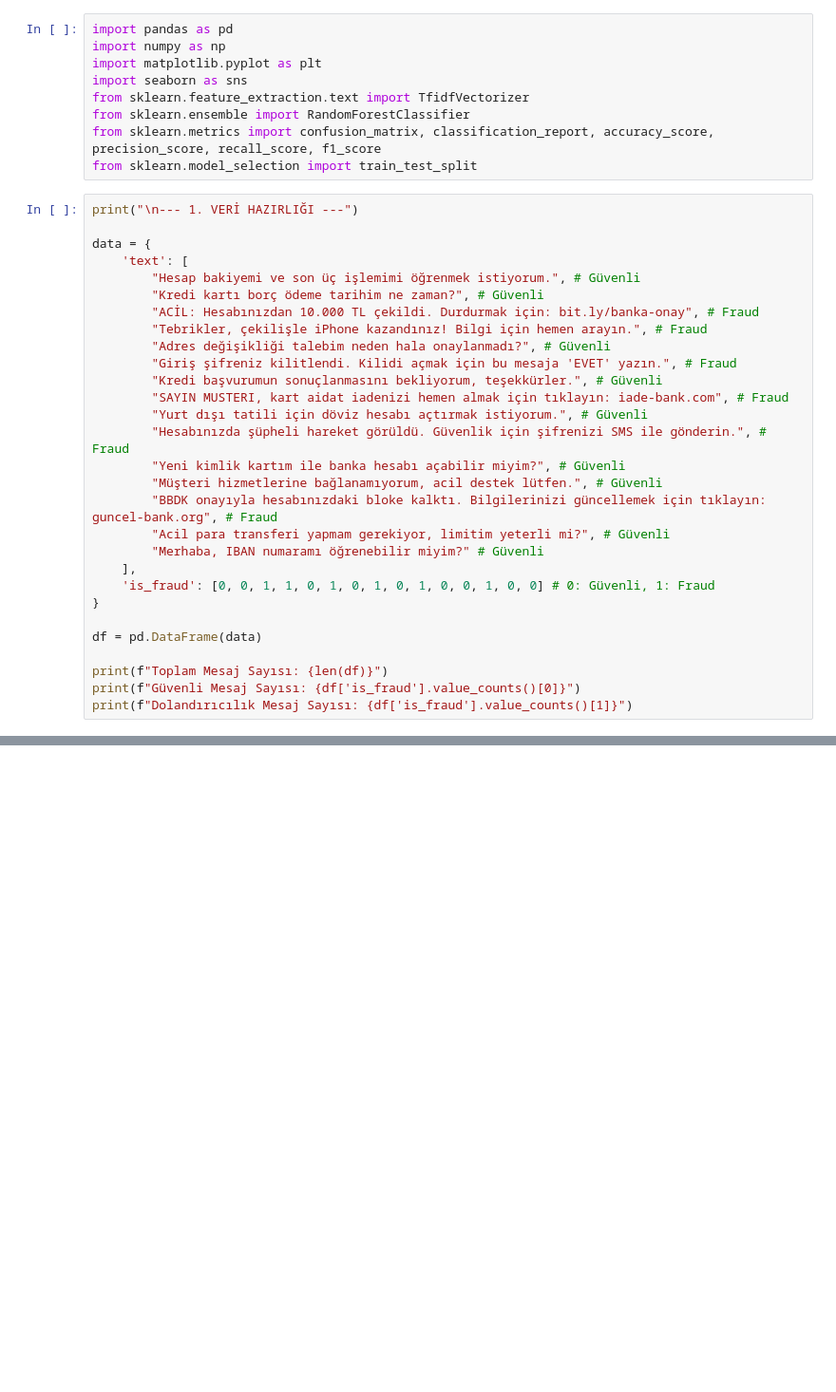
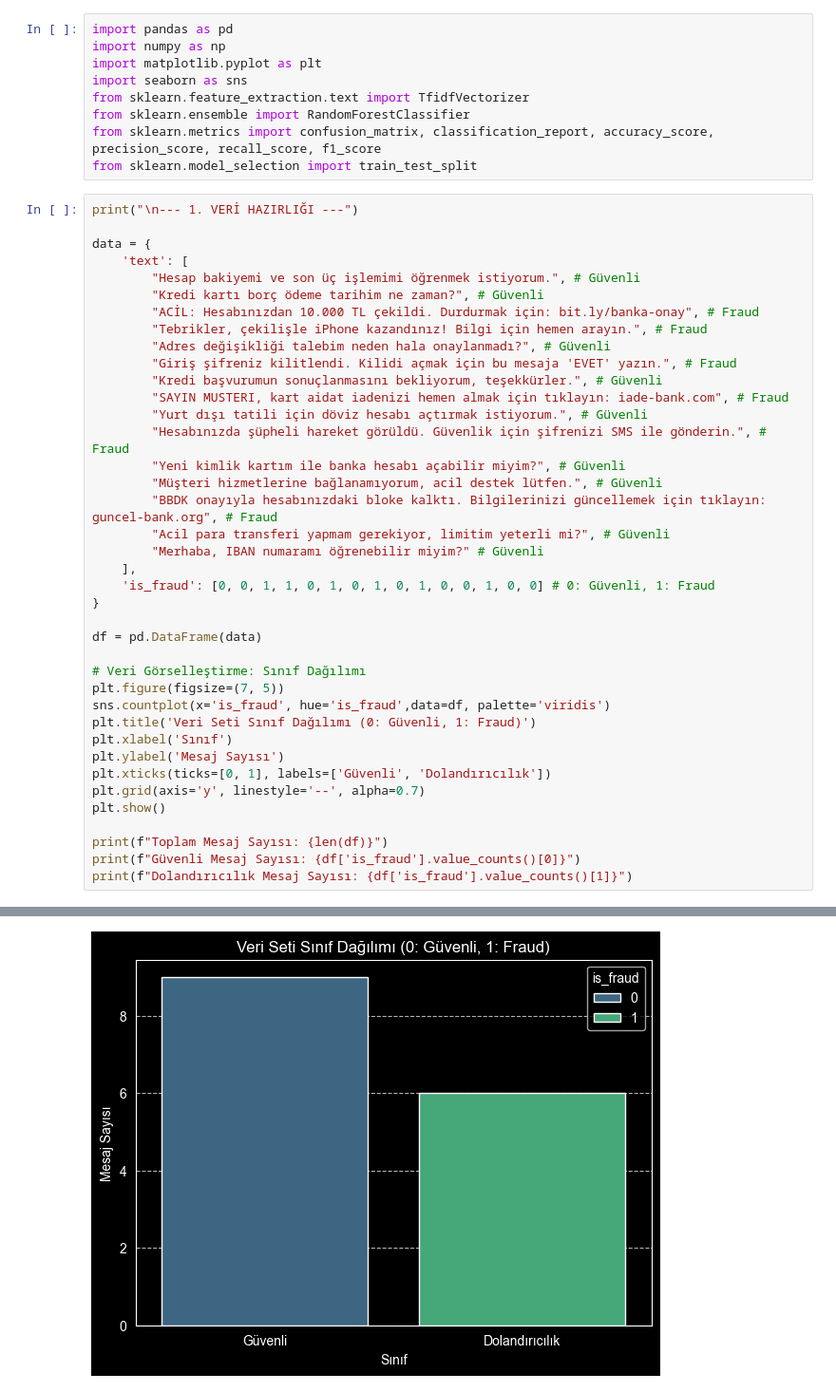
Before and after one commit to mcecen/BankingFraudDetection, a Jupyter notebook: aiTestingDemo.ipynb, the cells around one changed output, grey strips where cells are left out. Shown at 95% size. Saved outputs shown, nothing was run; the diff lists cells and outputs as text; blank space fills up the shorter version.

```diff
--- a/aiTestingDemo.ipynb
+++ b/aiTestingDemo.ipynb
@@ -33,6 +33,17 @@ data = {
 
 df = pd.DataFrame(data)
 
+# Veri Görselleştirme: Sınıf Dağılımı
+plt.figure(figsize=(7, 5))
+sns.countplot(x='is_fraud', hue='is_fraud',data=df, palette='viridis')
+plt.title('Veri Seti Sınıf Dağılımı (0: Güvenli, 1: Fraud)')
+plt.xlabel('Sınıf')
+plt.ylabel('Mesaj Sayısı')
+plt.xticks(ticks=[0, 1], labels=['Güvenli', 'Dolandırıcılık'])
+plt.grid(axis='y', linestyle='--', alpha=0.7)
+plt.show()
+
 print(f"Toplam Mesaj Sayısı: {len(df)}")
 print(f"Güvenli Mesaj Sayısı: {df['is_fraud'].value_counts()[0]}")
 print(f"Dolandırıcılık Mesaj Sayısı: {df['is_fraud'].value_counts()[1]}")
+# %% [output]
@@ -38,0 +51 @@ print(f"Dolandırıcılık Mesaj Sayısı: {df['is_fraud'].value_counts()[1]}")
+[figure, added]
```
Also changed, not shown: parts of 4 cells of this notebook, 1 other file.
